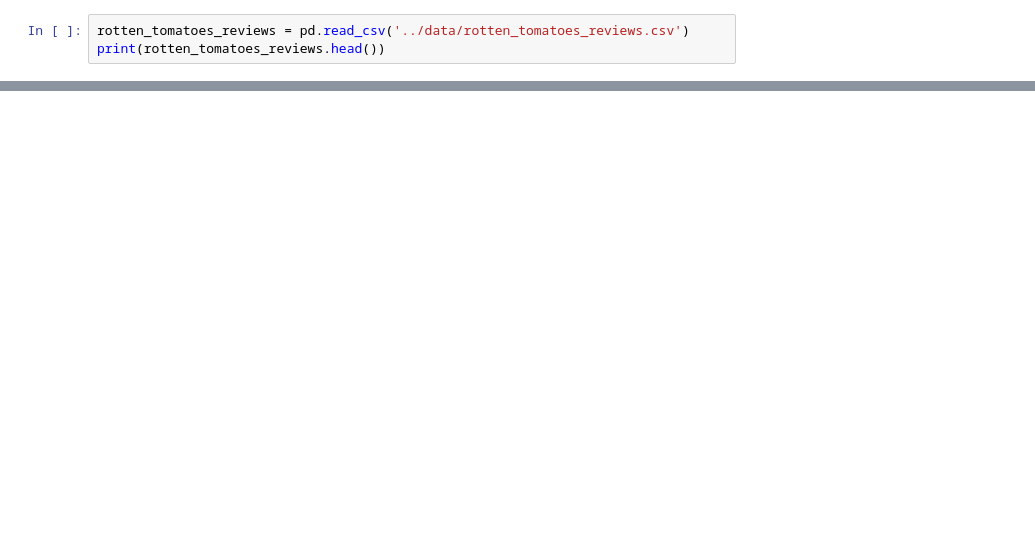
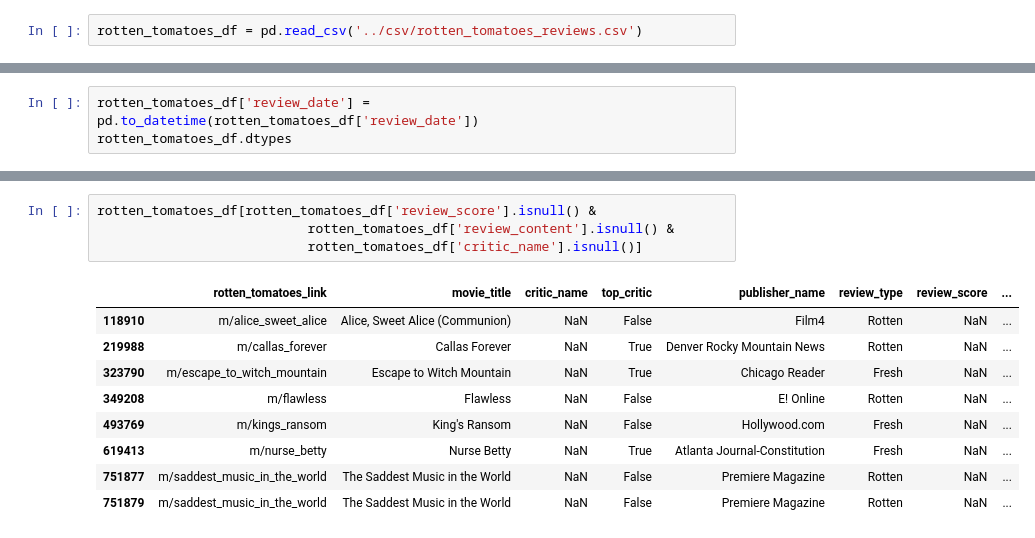
Before and after one commit to Yassek98/IUM-TWEB-Project, a Jupyter notebook: notebooks/explorations/data_exploration.ipynb, the cells around one changed output, grey strips where cells are left out. Saved outputs shown, nothing was run; the diff lists cells and outputs as text; blank space fills up the shorter version.

```diff
--- a/notebooks/explorations/data_exploration.ipynb
+++ b/notebooks/explorations/data_exploration.ipynb
@@ -43,3 +391,2 @@ print(oscar_awards.head())
 # %%
-rotten_tomatoes_reviews = pd.read_csv('../data/rotten_tomatoes_reviews.csv')
-print(rotten_tomatoes_reviews.head())
+rotten_tomatoes_df = pd.read_csv('../csv/rotten_tomatoes_reviews.csv')
@@ -45,0 +423,3 @@ print(rotten_tomatoes_reviews.head())
+# %%
+rotten_tomatoes_df['review_date'] = pd.to_datetime(rotten_tomatoes_df['review_date'])
+rotten_tomatoes_df.dtypes
@@ -45,0 +450,14 @@ print(rotten_tomatoes_reviews.head())
+# %%
+rotten_tomatoes_df[rotten_tomatoes_df['review_score'].isnull() &
+                           rotten_tomatoes_df['review_content'].isnull() &
+                           rotten_tomatoes_df['critic_name'].isnull()]
+# %% [output]
+|  | rotten_tomatoes_link | movie_title | critic_name | top_critic | publisher_name | review_type | review_score | ... |
+| 118910 | m/alice_sweet_alice | Alice, Sweet Alice (Communion) | NaN | False | Film4 | Rotten | NaN | ... |
+| 219988 | m/callas_forever | Callas Forever | NaN | True | Denver Rocky Mountain News | Rotten | NaN | ... |
+| 323790 | m/escape_to_witch_mountain | Escape to Witch Mountain | NaN | True | Chicago Reader | Fresh | NaN | ... |
+| 349208 | m/flawless | Flawless | NaN | False | E! Online | Rotten | NaN | ... |
+| 493769 | m/kings_ransom | King's Ransom | NaN | False | Hollywood.com | Fresh | NaN | ... |
+| 619413 | m/nurse_betty | Nurse Betty | NaN | True | Atlanta Journal-Constitution | Fresh | NaN | ... |
+| 751877 | m/saddest_music_in_the_world | The Saddest Music in the World | NaN | False | Premiere Magazine | Rotten | NaN | ... |
+| 751879 | m/saddest_music_in_the_world | The Saddest Music in the World | NaN | False | Premiere Magazine | Rotten | NaN | ... |
```
Also changed, not shown: parts of 86 cells of this notebook.
